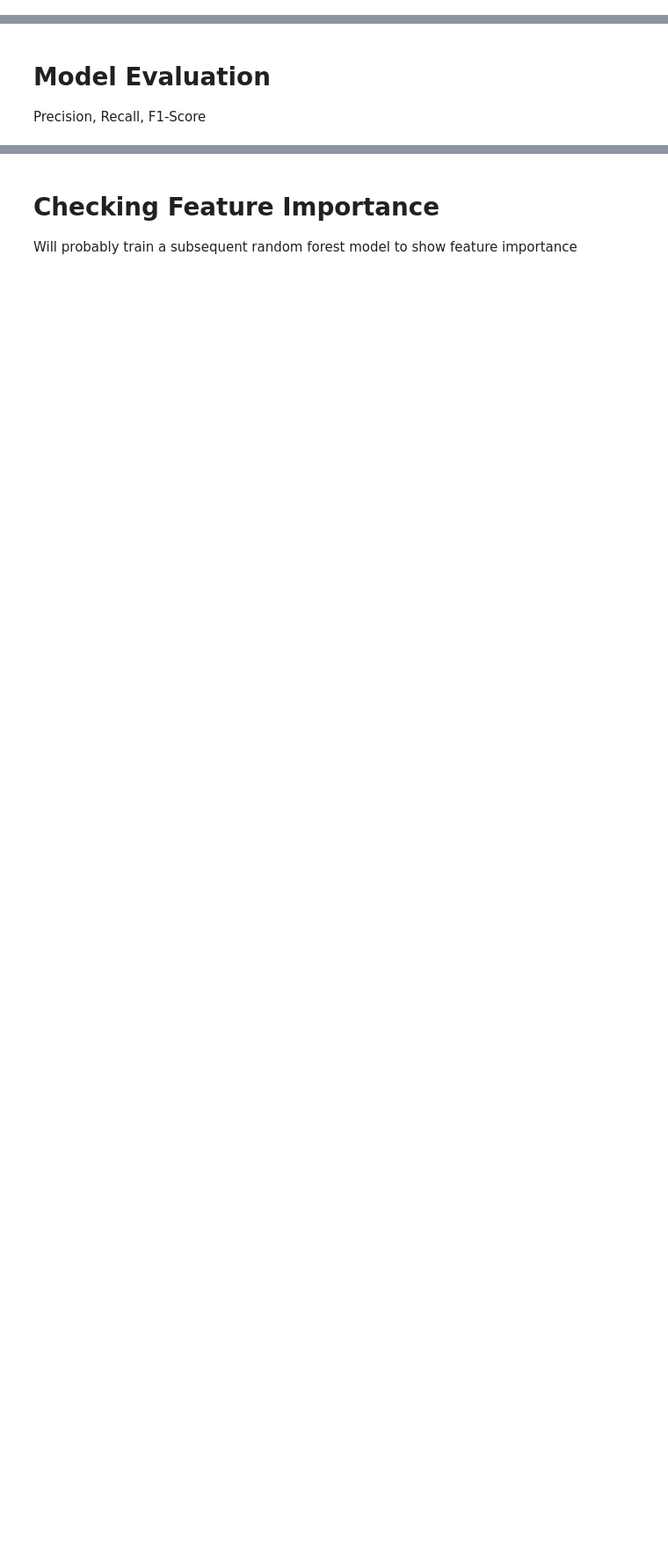
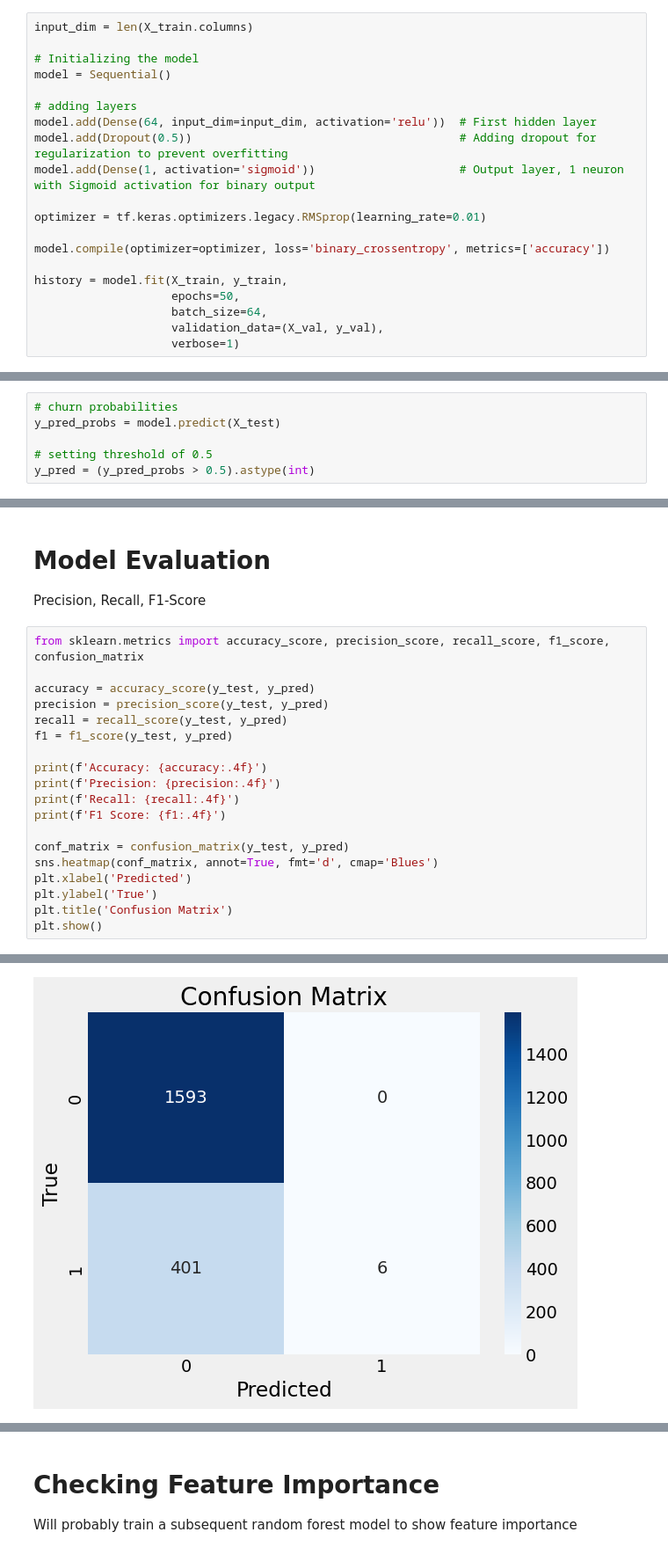
Before and after one commit to janfrederikstein/bank_churn_predictions, a Jupyter notebook: bank_churn.ipynb, the cells around one changed output, grey strips where cells are left out. Shown at 88% size. Cells and saved outputs as stored; diff of their text form; blank space fills up the shorter version.

Commit message:
model evaluation

```diff
--- a/bank_churn.ipynb
+++ b/bank_churn.ipynb
@@ -346,0 +353,20 @@ The GridSearchCV runtime was: 0h 49m 15s
+# %%
+input_dim = len(X_train.columns)
+
+# Initializing the model
+model = Sequential()
+
+# adding layers
+model.add(Dense(64, input_dim=input_dim, activation='relu'))  # First hidden layer
+model.add(Dropout(0.5))                                       # Adding dropout for regularization to prevent overfitting
+model.add(Dense(1, activation='sigmoid'))                     # Output layer, 1 neuron with Sigmoid activation for binary output
+
+optimizer = tf.keras.optimizers.legacy.RMSprop(learning_rate=0.01)
+
+model.compile(optimizer=optimizer, loss='binary_crossentropy', metrics=['accuracy'])
+
+history = model.fit(X_train, y_train,
+                    epochs=50,
+                    batch_size=64,
+                    validation_data=(X_val, y_val),
+                    verbose=1)
@@ -346,0 +395,6 @@ The GridSearchCV runtime was: 0h 49m 15s
+# %%
+# churn probabilities
+y_pred_probs = model.predict(X_test)
+
+# setting threshold of 0.5
+y_pred = (y_pred_probs > 0.5).astype(int)
@@ -348,3 +404,23 @@ The GridSearchCV runtime was: 0h 49m 15s
 # Model Evaluation
 
 Precision, Recall, F1-Score
+# %%
+from sklearn.metrics import accuracy_score, precision_score, recall_score, f1_score, confusion_matrix
+
+accuracy = accuracy_score(y_test, y_pred)
+precision = precision_score(y_test, y_pred)
+recall = recall_score(y_test, y_pred)
+f1 = f1_score(y_test, y_pred)
+
+print(f'Accuracy: {accuracy:.4f}')
+print(f'Precision: {precision:.4f}')
+print(f'Recall: {recall:.4f}')
+print(f'F1 Score: {f1:.4f}')
+
+conf_matrix = confusion_matrix(y_test, y_pred)
+sns.heatmap(conf_matrix, annot=True, fmt='d', cmap='Blues')
+plt.xlabel('Predicted')
+plt.ylabel('True')
+plt.title('Confusion Matrix')
+plt.show()
+# %% [output]
@@ -350,0 +431 @@ Precision, Recall, F1-Score
+[figure, added]
```
Also changed, not shown: parts of 10 cells of this notebook.
